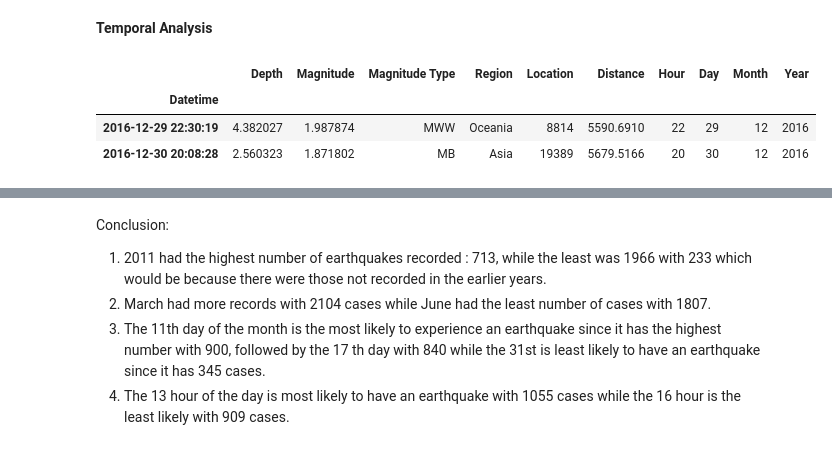
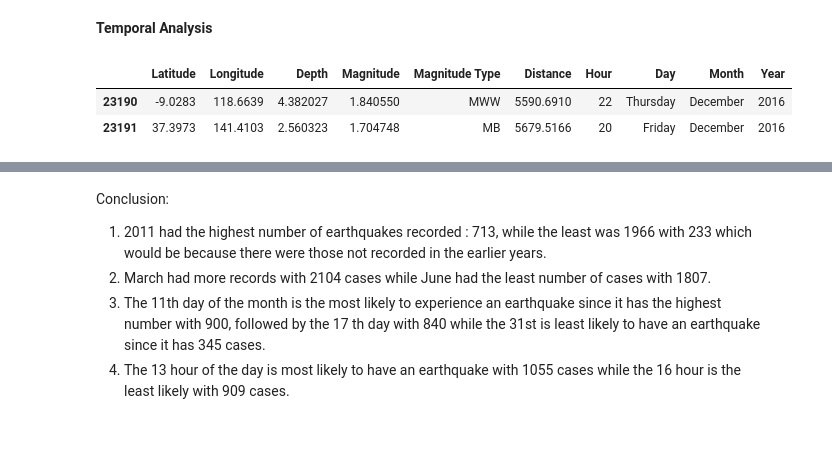
Before and after one commit to PerisN/Predicting-Earthquakes, a Jupyter notebook: Earthquakes.ipynb, the cells around one changed output, grey strips where cells are left out. Drawn from its saved outputs; the diff is of its cells as text; code cells hidden in the pictures.

```diff
--- a/Earthquakes.ipynb
+++ b/Earthquakes.ipynb
@@ -251,7 +267,7 @@ Skewness of Depth: 3.287643376513829
 # %% [markdown]
 Both variables are highly skewed hence we will perform log transformation
 # %%
-df['Magnitude'] = np.log(df['Magnitude'] + 1)
+df['Magnitude'] = np.log(df['Magnitude'])
 df['Depth'] = np.log(df['Depth'] + 1)
 df.head(2)
 # %% [output]
@@ -274,8 +290,6 @@ regions = {
     'Oceania': [(-50, 0), (100, 180)],
 }
 
-df['Region'] = ''
-
 # Loop through the DataFrame and determine the region for the earthquakes
 for i, row in df.iterrows():
     lat = row['Latitude']
@@ -288,6 +302,7 @@ for i, row in df.iterrows():
 
 # Group the data by region and count the number of earthquakes in each region based on the 'Latitude' variable
 region_counts = df.groupby("Region").count()['Latitude']
+df= df.drop('Region', axis=1)
 print('Region Counts:', region_counts )
 # %% [output]
 Region Counts: Region
@@ -301,8 +315,3 @@ South America     844
 Name: Latitude, dtype: int64
 # %% [markdown]
 The highest count of earthquakes were recorded in Oceania with 6032 occurrences, while the lowest count was recorded in Europe with 333 occurrences. These results indicate that earthquakes are more likely to occur in Oceania as compared to other regions. This could be due to several factors such as geological conditions and plate tectonics.
-# %%
-# Create a Location variable
-
-df['Location'] = df.groupby(['Latitude','Longitude']).ngroup()
-print(f'{df.Location.nunique()} unique locations')
@@ -355,8 +361,6 @@ Skewness of Distance: 0.2589498238628681
 # %%
-# Drop 'Latitude' and 'Longitude'
-df = df.drop(['Latitude','Longitude'], axis=1)
+# Drop the null row created by the 'Distance'
 
-# Drop the null row created by the 'Distance' variable
 df = df.dropna(axis=0)
 df.shape
 # %% [output]
@@ -366,17 +370,21 @@ df.shape
 # %%
 # Create hour, day month and year variables from the 'Datetime' column
 
 df['Hour'] = df.index.hour
-df['Day'] = df.index.day
-df['Month'] = df.index.month
+df['Day'] = df.index.day_name()
+df['Month'] = df.index.strftime('%B')
 df['Year'] = df.index.year
 
+df = df.reset_index()
+
+# Drop the 'Datetime' column
+df = df.drop('Datetime', axis=1)
+
 df.tail(2)
 # %% [output]
-|  | Depth | Magnitude | Magnitude Type | Region | Location | Distance | Hour | Day | Month | Year |
-| Datetime |  |  |  |  |  |  |  |  |  |  |
-| 2016-12-29 22:30:19 | 4.382027 | 1.987874 | MWW | Oceania | 8814 | 5590.6910 | 22 | 29 | 12 | 2016 |
-| 2016-12-30 20:08:28 | 2.560323 | 1.871802 | MB | Asia | 19389 | 5679.5166 | 20 | 30 | 12 | 2016 |
+|  | Latitude | Longitude | Depth | Magnitude | Magnitude Type | Distance | Hour | Day | Month | Year |
+| 23190 | -9.0283 | 118.6639 | 4.382027 | 1.840550 | MWW | 5590.6910 | 22 | Thursday | December | 2016 |
+| 23191 | 37.3973 | 141.4103 | 2.560323 | 1.704748 | MB | 5679.5166 | 20 | Friday | December | 2016 |
 # %%
 # Create separate plots for each of the 'Year', 'Month', 'Day' and 'Hour' columns
 
```
Also changed, not shown: parts of 34 cells of this notebook.
